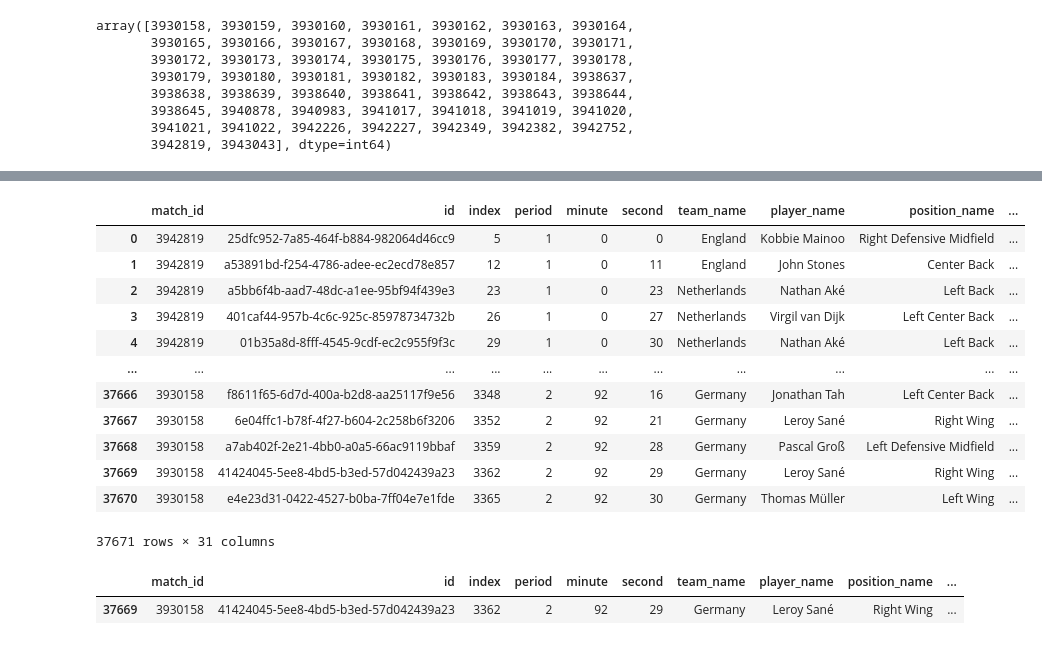
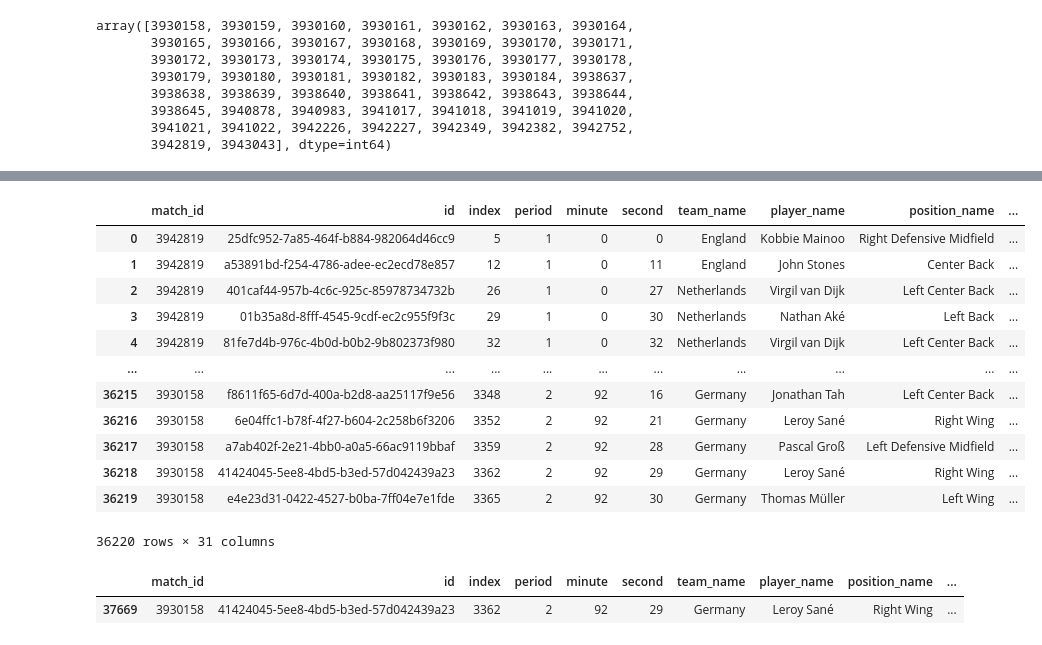
Before and after one commit to FHaddad99/360-Analysis, a Jupyter notebook: Adding EPV to 360 Data.ipynb, the cells around one changed output, grey strips where cells are left out. Drawn from its saved outputs; the diff is of its cells as text; code cells hidden in the pictures.

```diff
--- a/Adding EPV to 360 Data.ipynb
+++ b/Adding EPV to 360 Data.ipynb
@@ -87,7 +87,10 @@ final_event_data
 187858 rows × 87 columns
 # %%
 # Path to the directory containing 360 JSON files
-path_to_360_files = r'C:\Users\PC\OneDrive\Documents\GitHub\open-data\data\three-sixty'
+path_to_360_files = '/Users/fadihaddad/Documents/GitHub/open-data/data/three-sixty/'
+
+                    #PC file path
+                    #r'C:\Users\PC\OneDrive\Documents\GitHub\open-data\data\three-sixty'
 
                     #MAC file path
                     #'/Users/fadihaddad/Documents/GitHub/open-data/data/three-sixty/'
@@ -159,44 +172,45 @@ required_columns = ["match_id", "id", "index", "period", "minute", "second", "te
                     "pass_shot_assist", "pass_goal_assist", "pass_cross", "pass_cut_back", "pass_switch",
                     "aerial_won", "pass_recipient_name", "pass_length", "pass_angle", "body_part_name",
                     "play_pattern_name", "x", "y", "end_x", "end_y", "visible_area", "freeze_frame", "event_uuid"]
 
 # Initialize an empty DataFrame for storing concatenated passes
 passes_df = pd.DataFrame()
 
 # Iterate over the matches
 for match_id in match_ids:
 
     # Iterate over the periods
     for period in [1, 2]:
         # Filter the data for the specific match, period, and passes with null outcomes
         mask_all_teams_passes = (final_merged_data["match_id"] == match_id) & \
                                 (final_merged_data["period"] == period) & \
                                 (final_merged_data["type_name"] == 'Pass') & \
-                                (final_merged_data["outcome_name"].isnull())
+                                (final_merged_data["outcome_name"].isnull()) & \
+                                ~final_merged_data['sub_type_name'].isin(['Goal Kick', 'Throw-in', 'Free Kick', 'Corner'])
 
         # Filter only the existing columns
         filtered_data = final_merged_data.loc[mask_all_teams_passes,
                                               [col for col in required_columns if col in final_merged_data.columns]]
 
         # Concatenate the filtered data directly into the passes_df DataFrame
         passes_df = pd.concat([passes_df, filtered_data], ignore_index=True)
 
 # Inspect the final passes DataFrame
 passes_df
 # %% [output]
 |  | match_id | id | index | period | minute | second | team_name | player_name | position_name | ... |
 | 0 | 3942819 | 25dfc952-7a85-464f-b884-982064d46cc9 | 5 | 1 | 0 | 0 | England | Kobbie Mainoo | Right Defensive Midfield | ... |
 | 1 | 3942819 | a53891bd-f254-4786-adee-ec2ecd78e857 | 12 | 1 | 0 | 11 | England | John Stones | Center Back | ... |
-| 2 | 3942819 | a5bb6f4b-aad7-48dc-a1ee-95bf94f439e3 | 23 | 1 | 0 | 23 | Netherlands | Nathan Aké | Left Back | ... |
-| 3 | 3942819 | 401caf44-957b-4c6c-925c-85978734732b | 26 | 1 | 0 | 27 | Netherlands | Virgil van Dijk | Left Center Back | ... |
-| 4 | 3942819 | 01b35a8d-8fff-4545-9cdf-ec2c955f9f3c | 29 | 1 | 0 | 30 | Netherlands | Nathan Aké | Left Back | ... |
+| 2 | 3942819 | 401caf44-957b-4c6c-925c-85978734732b | 26 | 1 | 0 | 27 | Netherlands | Virgil van Dijk | Left Center Back | ... |
+| 3 | 3942819 | 01b35a8d-8fff-4545-9cdf-ec2c955f9f3c | 29 | 1 | 0 | 30 | Netherlands | Nathan Aké | Left Back | ... |
+| 4 | 3942819 | 81fe7d4b-976c-4b0d-b0b2-9b802373f980 | 32 | 1 | 0 | 32 | Netherlands | Virgil van Dijk | Left Center Back | ... |
 | ... | ... | ... | ... | ... | ... | ... | ... | ... | ... | ... |
-| 37666 | 3930158 | f8611f65-6d7d-400a-b2d8-aa25117f9e56 | 3348 | 2 | 92 | 16 | Germany | Jonathan Tah | Left Center Back | ... |
-| 37667 | 3930158 | 6e04ffc1-b78f-4f27-b604-2c258b6f3206 | 3352 | 2 | 92 | 21 | Germany | Leroy Sané | Right Wing | ... |
-| 37668 | 3930158 | a7ab402f-2e21-4bb0-a0a5-66ac9119bbaf | 3359 | 2 | 92 | 28 | Germany | Pascal Groß | Left Defensive Midfield | ... |
-| 37669 | 3930158 | 41424045-5ee8-4bd5-b3ed-57d042439a23 | 3362 | 2 | 92 | 29 | Germany | Leroy Sané | Right Wing | ... |
-| 37670 | 3930158 | e4e23d31-0422-4527-b0ba-7ff04e7e1fde | 3365 | 2 | 92 | 30 | Germany | Thomas Müller | Left Wing | ... |
+| 36215 | 3930158 | f8611f65-6d7d-400a-b2d8-aa25117f9e56 | 3348 | 2 | 92 | 16 | Germany | Jonathan Tah | Left Center Back | ... |
+| 36216 | 3930158 | 6e04ffc1-b78f-4f27-b604-2c258b6f3206 | 3352 | 2 | 92 | 21 | Germany | Leroy Sané | Right Wing | ... |
+| 36217 | 3930158 | a7ab402f-2e21-4bb0-a0a5-66ac9119bbaf | 3359 | 2 | 92 | 28 | Germany | Pascal Groß | Left Defensive Midfield | ... |
+| 36218 | 3930158 | 41424045-5ee8-4bd5-b3ed-57d042439a23 | 3362 | 2 | 92 | 29 | Germany | Leroy Sané | Right Wing | ... |
+| 36219 | 3930158 | e4e23d31-0422-4527-b0ba-7ff04e7e1fde | 3365 | 2 | 92 | 30 | Germany | Thomas Müller | Left Wing | ... |
-37671 rows × 31 columns
+36220 rows × 31 columns
 # %%
 filtered_df = passes_df[(passes_df['match_id'] == 3930158) & (passes_df['index'] == 3362)]
 filtered_df
```
Also changed, not shown: parts of 16 cells of this notebook.
